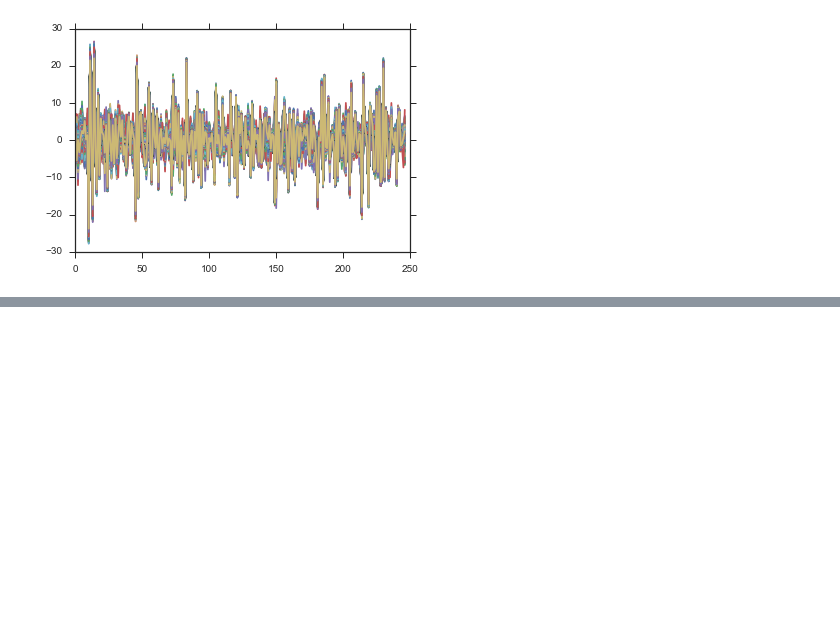
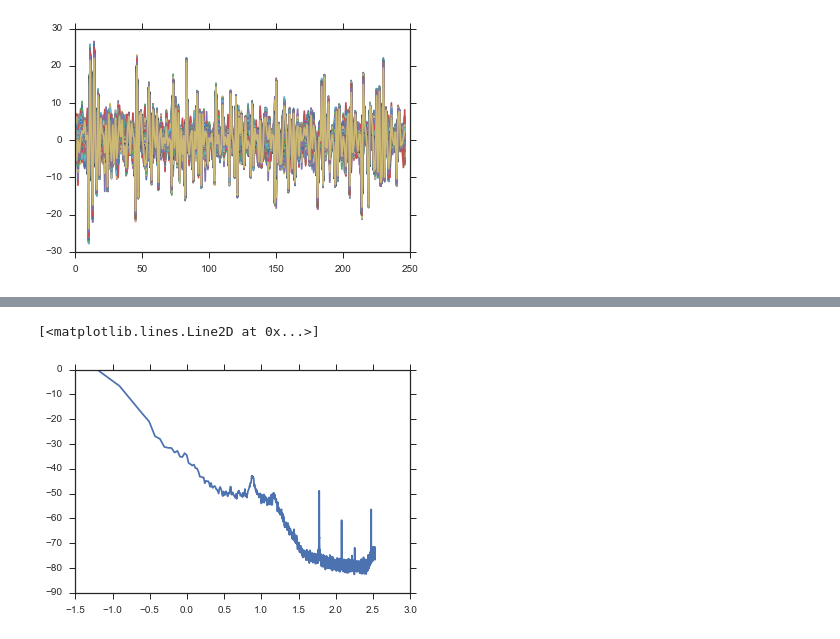
Before and after one commit to neurospin/meg_study_dynamic_scales, a Jupyter notebook: scripts/paper_check_powerlaw_fit.ipynb, the cells around one changed output, grey strips where cells are left out. Drawn from its saved outputs; the diff is of its cells as text; code cells hidden in the pictures; blank space fills up the shorter version.

Commit message:
add source sensor comparison check

```diff
--- a/scripts/paper_check_powerlaw_fit.ipynb
+++ b/scripts/paper_check_powerlaw_fit.ipynb
@@ -753,0 +846,2 @@ x_
+# %%
+mne.utils.set_log_level('warning')
@@ -753,0 +857,20 @@ x_
+# %%
+def clean_psd(psd, freqs, normalize=True, dB=20):
+    psd = psd[:, freqs > 0]
+    freqs = freqs[freqs > 0]
+    # inplace on psd gives bug
+    psd = dB * np.log10(psd / psd[:, 0:1] if normalize else psd)
+    return psd, freqs
+# %%
+psd_epochs, freqs = mne.time_frequency.psd_welch(epochs, n_fft=n_fft, n_overlap=0)
+
+psd = psd_epochs.mean(0)
+
+psd, freqs = clean_psd(psd, freqs, normalize=True)
+psd_mean = psd.mean(0)
+psd_std = psd.std(0)
+
+plt.plot(np.log10(freqs), psd_mean, label='sensor space')
+# %% [output]
+[<matplotlib.lines.Line2D at 0x...>]
+[figure, added]
```
Also changed, not shown: parts of 17 cells of this notebook, 3 other files.
